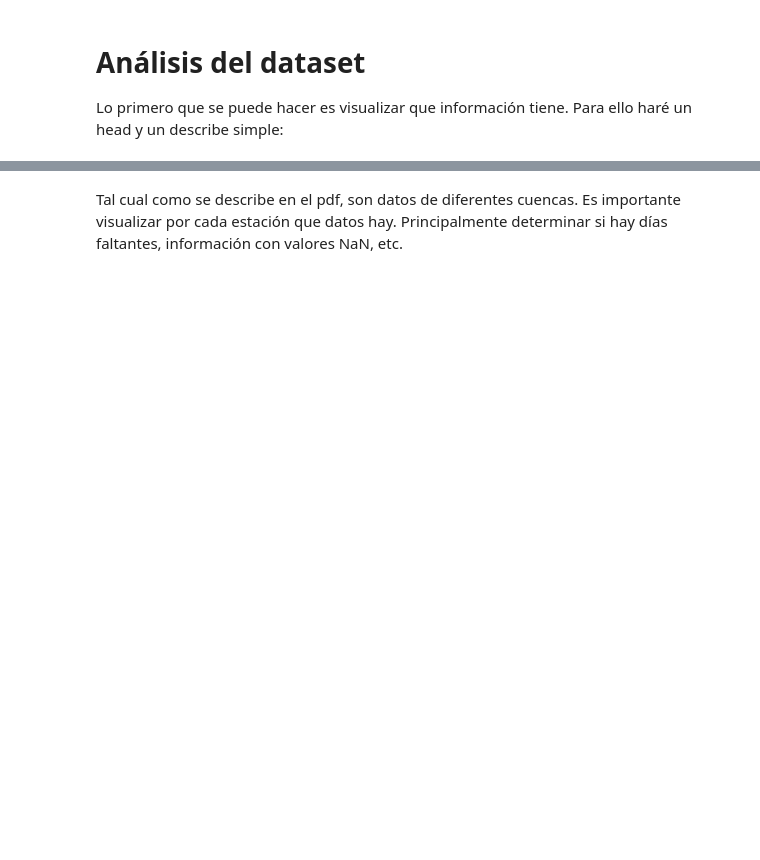
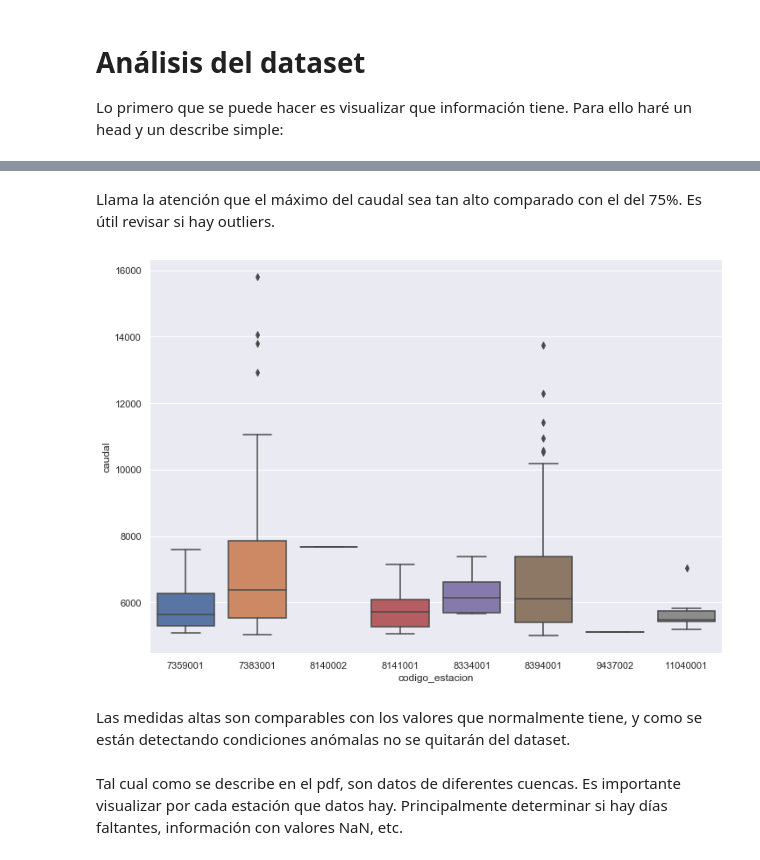
Before and after one commit to felipeacunago/SpikeChallenge, a Jupyter notebook: SpikeChallenge.ipynb, the cells around one changed output, grey strips where cells are left out. Saved outputs shown, nothing was run; the diff lists cells and outputs as text; code cells hidden in the pictures; blank space fills up the shorter version.

```diff
--- a/SpikeChallenge.ipynb
+++ b/SpikeChallenge.ipynb
@@ -64,6 +89,14 @@ data.describe()
 | 50% | 7.055895e+05 | 5.734001e+06 | 3.950000e+02 | -3.359390e+01 | -7.125470e+01 | 5.700000e+01 | 1.488900e+04 | 8.950000e+00 | ... |
 | 75% | 1.058384e+06 | 8.308000e+06 | 7.500000e+02 | -2.994580e+01 | -7.053280e+01 | 8.300000e+01 | 2.061100e+04 | 6.970000e+01 | ... |
 | max | 1.411179e+06 | 1.287600e+07 | 4.370000e+03 | -1.823250e+01 | -6.814390e+01 | 1.280000e+02 | 3.666700e+04 | 1.580500e+04 | ... |
+# %% [markdown]
+Llama la atención que el máximo del caudal sea tan alto comparado con el del 75%. Es útil revisar si hay outliers.
+# %%
+ax = sns.boxplot(x="codigo_estacion", y="caudal", data=data[(data['caudal']>5000)].reset_index())
+# %% [output]
+[figure, added]
+# %% [markdown]
+Las medidas altas son comparables con los valores que normalmente tiene, y como se están detectando condiciones anómalas no se quitarán del dataset.
 # %% [markdown]
 Tal cual como se describe en el pdf, son datos de diferentes cuencas. Es importante visualizar por cada estación que datos hay. Principalmente determinar si hay días faltantes, información con valores NaN, etc.
 # %%
```
Also changed, not shown: parts of 2 cells of this notebook, 1 other file.
